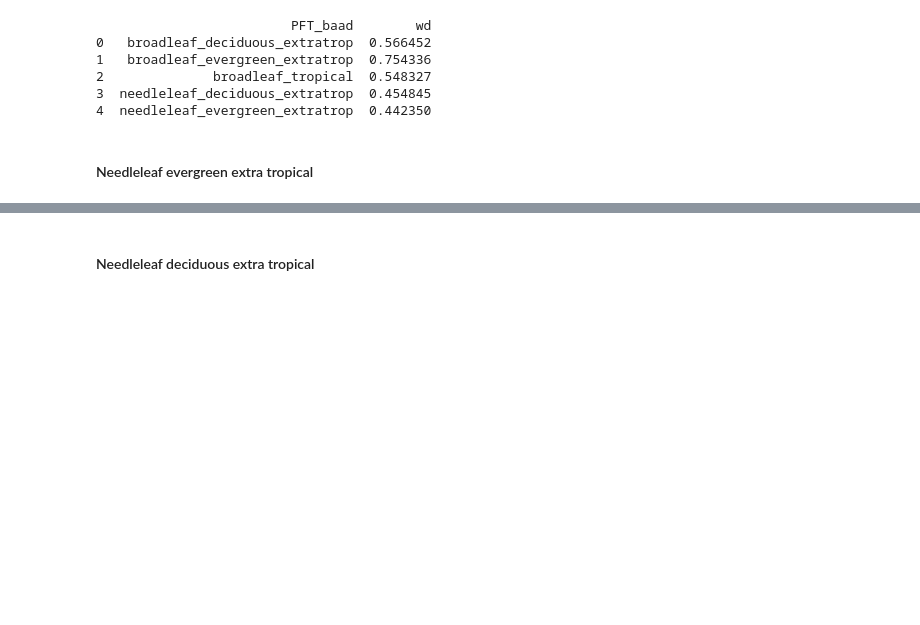
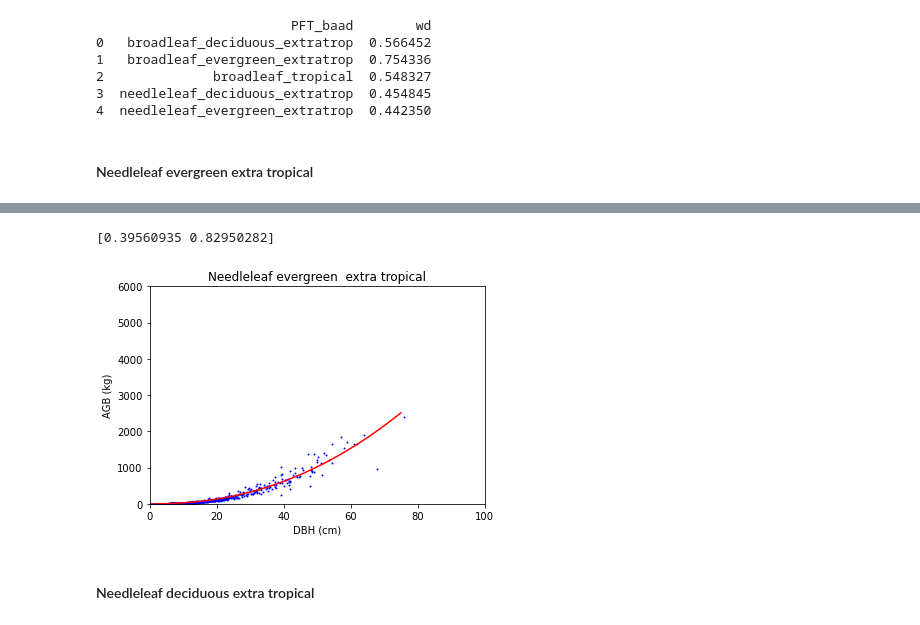
Before and after one commit to JessicaNeedham/FATES-plotting-scripts, a Jupyter notebook: v2_Tallo_analysis_global.ipynb, the cells around one changed output, grey strips where cells are left out. Cells and saved outputs as stored; diff of their text form; code cells hidden in the pictures; blank space fills up the shorter version.

```diff
--- a/v2_Tallo_analysis_global.ipynb
+++ b/v2_Tallo_analysis_global.ipynb
@@ -1100,0 +1103,4 @@ print(agb_ps_nleex)
+# %%
+nleex = df_baad[df_baad.PFT_baad=='needleleaf_evergreen_extratrop']
+nleex_large = nleex[nleex['dbh'] > 200]
+nleex_large.head(100)
@@ -1101,3 +1120,48 @@ print(agb_ps_nleex)
+# %%
+# Remove sequoias
+nleex = nleex[nleex['species'] != 'Sequoia sempervirens']
+
+
+# refit the curve
+nleex =  nleex.dropna(subset=['agb', 'dbh'])
+dbh_nleex = np.arange(1,nleex['dbh'].max(),1)
+
+initial_guess = [0.0673, 0.976]
+
+def dh2bagw_nleex (d, p1, p2) :
+
+    # set fixed parameters
+    wd = pft_wd_means.loc[pft_wd_means['PFT_baad'] == 'needleleaf_evergreen_extratrop', 'wd'].values[0]
+    h1 = height_ps_nleex[0]
+    h2 = height_ps_nleex[1]
+    h3 = height_ps_nleex[2]
+
+    h = (h1 * d**h2) / (h3 + d**h2)
+
+    agb = ( p1 * (wd * d**2 * h)**p2 ) / 2
+
+    return agb
+
+
+agb_ps_nleex, agb_cov_nleex = curve_fit(f=dh2bagw_nleex, xdata=np.array(nleex['dbh']), ydata=np.array(nleex['agb']),
+                                           p0=initial_guess)
+
+dbh_nleex = np.arange(1,nleex['dbh'].max(),1)
+
+nleex_curve = [dh2bagw_nleex(d, agb_ps_nleex[0], agb_ps_nleex[1])  for  d  in dbh_nleex]
+
+plt.scatter(nleex.dbh, nleex.agb, s=0.9, color='blue')
+plt.plot(dbh_nleex, nleex_curve, color='red')
+plt.xlabel('DBH (cm)')
+plt.ylabel('AGB (kg)')
+plt.title('Needleleaf evergreen  extra tropical')
+plt.xlim(0,100)
+plt.ylim(0,6000)
+
+print(agb_ps_nleex)
+# %% [output]
+[0.39560935 0.82950282]
+[figure, added]
 # %% [markdown]
 #### Needleleaf deciduous extra tropical
 # %%
```
Also changed, not shown: parts of 5 cells of this notebook.
